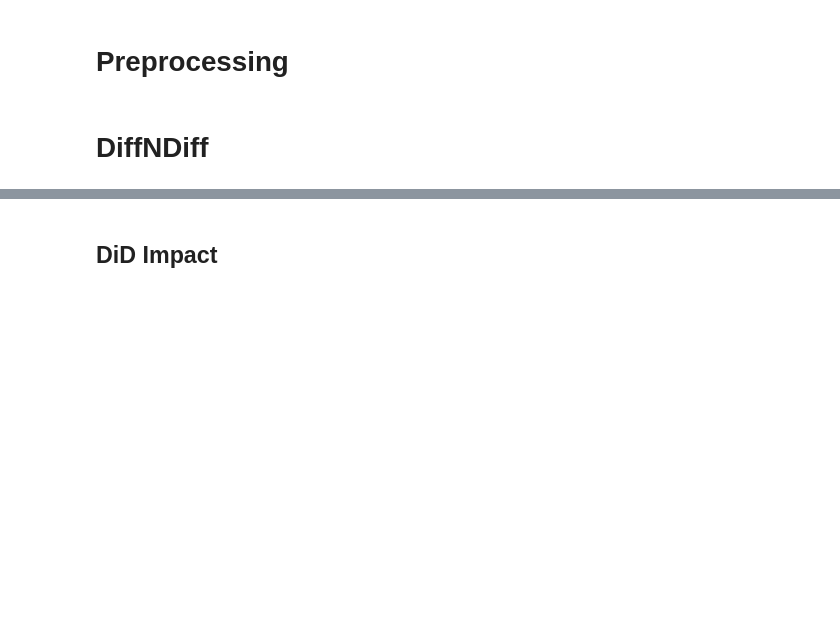
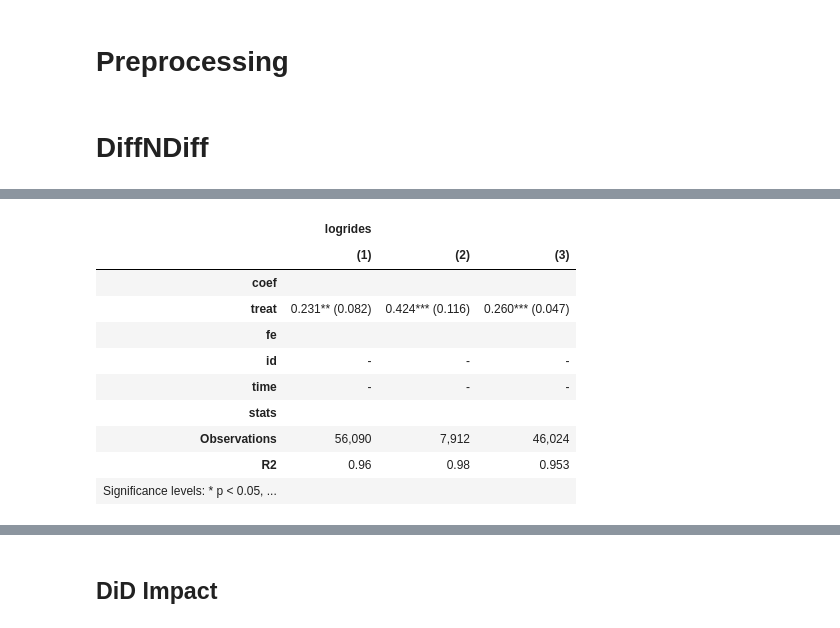
Before and after one commit to eric-mc2/DNCTransit, a Jupyter notebook: notebooks/replication/dnc-effect/did_simple.ipynb, the cells around one changed output, grey strips where cells are left out. Saved outputs shown, nothing was run; the diff lists cells and outputs as text; code cells hidden in the pictures; blank space fills up the shorter version.

Commit message:
wip using fixest and simpler model

```diff
--- a/notebooks/replication/dnc-effect/did_simple.ipynb
+++ b/notebooks/replication/dnc-effect/did_simple.ipynb
@@ -21,6 +22,11 @@ dotw_names = {f"C(dotw)[T.{i}]":j for i,j in zip([1,2,3,4],['Tuesday','Wednesday
-# %%
-# The DNC was only 4 days, not even friday. so weekends are uninformative.
-# TODO: don't hard-code because we want to include more days for robustness check
-train_panel = train_panel[(0 <= train_panel['dotw']) & (train_panel['dotw'] <= 3)]
-bike_panel = bike_panel[(0 <= bike_panel['dotw']) & (bike_panel['dotw'] <= 3)]
-uber_panel = uber_panel[(0 <= uber_panel['dotw']) & (uber_panel['dotw'] <= 3)]
+# %%
+# The DNC was only 4 days, not even friday. So weekends are uninformative.
+# TODO: undo this for the placebo test? or the DNC1 or DNC2 robustness test?
+
+def drop_weekends(df):
+    df = df[(0 <= df['dotw']) & (df['dotw'] <= 3)]
+    return df
+
+train_panel = train_panel.pipe(drop_weekends)
+bike_panel = bike_panel.pipe(drop_weekends)
+uber_panel = uber_panel.pipe(drop_weekends)
@@ -54,3 +42,27 @@ def model_transit_did(df):
+# %%
+# def model_transit_did(df):
+#     df = df.sort_values('date')
+#     unit_obs = df.groupby('id').size()
+#     df['weight'] = df['id'].map(unit_obs).apply(lambda x: 1/x)
+#     formula = f"""logrides ~ UCMP : DNC + id + C(time)"""
+#     did_model = sm.WLS.from_formula(formula, df, weights=df['weight']).fit(cov_type='cluster',cov_kwds={'groups': df['id']})
+#     return did_model
+
+def model_transit_did(df):
+    df = df.sort_values('date')
+    unit_obs = df.groupby('id').size()
+    df['weight'] = df['id'].map(unit_obs).apply(lambda x: 1/x)
+    formula = f"""logrides ~ treat | id + time"""
+    did_model = pf.feols(formula, df, weights='weight', vcov={"CRV1": "id + time"})
+    return did_model
+
+def model_combined_did(df):
+    df = df.sort_values('date')
+    unit_obs = df.groupby('id').size()
+    df['weight'] = df['id'].map(unit_obs).apply(lambda x: 1/x)
+    formula = f"""logrides ~ treat : i(transit, ref='uber') + treat | id + time"""
+    did_model = pf.feols(formula, df, weights='weight', vcov={"CRV1": "id + time"})
+    return did_model
 # %%
 bike_did_model = model_transit_did(bike_panel)
 bike_did_model.summary()
@@ -169,0 +117,14 @@ strong multicollinearity or other numerical problems.
+# %%
+pf.etable([uber_did_model, train_did_model, bike_did_model])
+# %% [output]
+|  | logrides |  |  |
+|  | (1) | (2) | (3) |
+| coef |  |  |  |
+| treat | 0.231** (0.082) | 0.424*** (0.116) | 0.260*** (0.047) |
+| fe |  |  |  |
+| id | - | - | - |
+| time | - | - | - |
+| stats |  |  |  |
+| Observations | 56,090 | 7,912 | 46,024 |
+| R2 | 0.96 | 0.98 | 0.953 |
+| Significance levels: * p < 0.05, ... |  |  |  |
```
Also changed, not shown: parts of 11 cells of this notebook, 3 other files.
